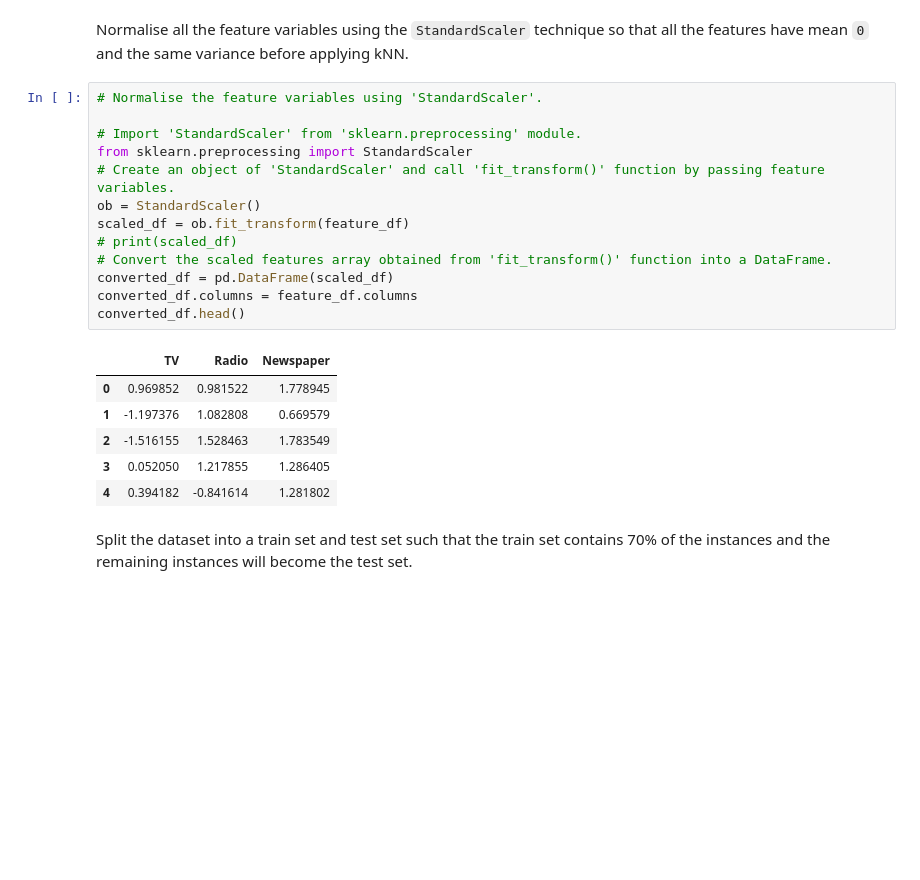
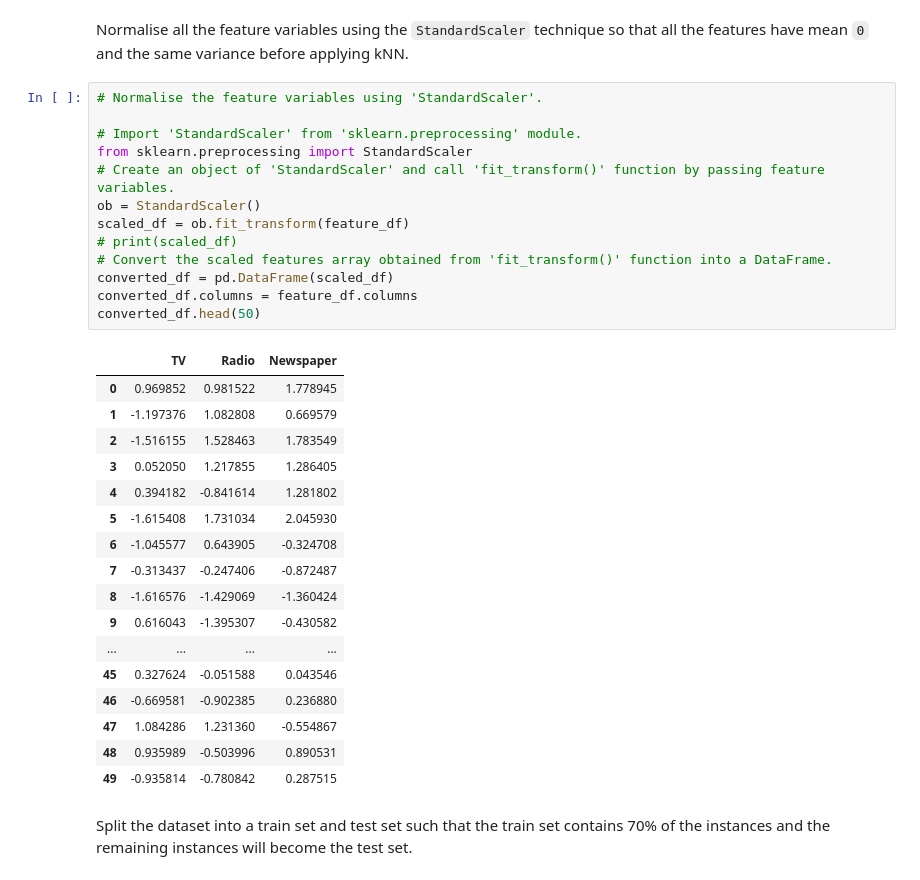
Before and after one commit to devadathen/datasciencelab, a Jupyter notebook: Devadathan_U_KNN3.ipynb, the cells around one changed output. Drawn from its saved outputs; the diff is of its cells as text; blank space fills up the shorter version.

```diff
--- a/Devadathan_U_KNN3.ipynb
+++ b/Devadathan_U_KNN3.ipynb
@@ -94,23 +109,34 @@ Normalise all the feature variables using the `StandardScaler` technique so that
 # %%
 # Normalise the feature variables using 'StandardScaler'.
 
 # Import 'StandardScaler' from 'sklearn.preprocessing' module.
 from sklearn.preprocessing import StandardScaler
 # Create an object of 'StandardScaler' and call 'fit_transform()' function by passing feature variables.
 ob = StandardScaler()
 scaled_df = ob.fit_transform(feature_df)
 # print(scaled_df)
 # Convert the scaled features array obtained from 'fit_transform()' function into a DataFrame.
 converted_df = pd.DataFrame(scaled_df)
 converted_df.columns = feature_df.columns
-converted_df.head()
+converted_df.head(50)
 # %% [output]
 |  | TV | Radio | Newspaper |
 | 0 | 0.969852 | 0.981522 | 1.778945 |
 | 1 | -1.197376 | 1.082808 | 0.669579 |
 | 2 | -1.516155 | 1.528463 | 1.783549 |
 | 3 | 0.052050 | 1.217855 | 1.286405 |
 | 4 | 0.394182 | -0.841614 | 1.281802 |
+| 5 | -1.615408 | 1.731034 | 2.045930 |
+| 6 | -1.045577 | 0.643905 | -0.324708 |
+| 7 | -0.313437 | -0.247406 | -0.872487 |
+| 8 | -1.616576 | -1.429069 | -1.360424 |
+| 9 | 0.616043 | -1.395307 | -0.430582 |
+| ... | ... | ... | ... |
+| 45 | 0.327624 | -0.051588 | 0.043546 |
+| 46 | -0.669581 | -0.902385 | 0.236880 |
+| 47 | 1.084286 | 1.231360 | -0.554867 |
+| 48 | 0.935989 | -0.503996 | 0.890531 |
+| 49 | -0.935814 | -0.780842 | 0.287515 |
 # %% [markdown]
 Split the dataset into a train set and test set such that the train set contains 70% of the instances and the remaining instances will become the test set.
 # %%
```
Also changed, not shown: parts of 6 cells of this notebook.
